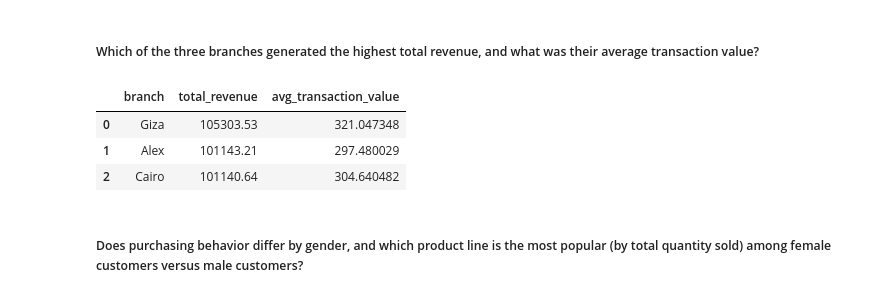
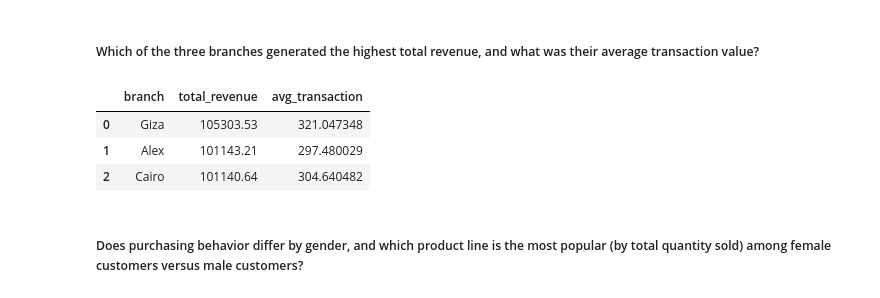
Before and after one commit to Kunal-singh-99/SuperMarket-Analysis, a Jupyter notebook: Analysis.ipynb, the cells around one changed output. Cells and saved outputs as stored; diff of their text form; code cells hidden in the pictures.

Commit message:
Update supermarket notebook

```diff
--- a/Analysis.ipynb
+++ b/Analysis.ipynb
@@ -290,6 +394,12 @@ df.to_sql('sales', conn, if_exists='replace', index=False)
 # %%
-# Write the SQL query
-query = """ SELECT * FROM sales """
+user = 'root'
+password = 'Kunal'
+host = 'localhost'
+database = 'supermarket_db'
 
-pd.read_sql_query(query, conn)
+connection_string = f"mysql+pymysql://{user}:{password}@{host}/{database}"
+engine = create_engine(connection_string)
+
+
+df.to_sql('sales', con=engine, if_exists='replace', index=False)
 # %% [output]
@@ -311,17 +421,17 @@ pd.read_sql_query(query, conn)
 # %%
 query_1 = """
     select
         branch,
-        SUM(unit_price * quantity) as total_revenue,
-        AVG(unit_price * quantity) as avg_transaction_value
+        sum(unit_price * quantity) as total_revenue,
+        avg(unit_price * quantity) as avg_transaction
     from sales
     group by branch
     order by total_revenue DESC
 """
 
-pd.read_sql_query(query_1,conn)
+pd.read_sql(query_1,con=engine)
 # %% [output]
-|  | branch | total_revenue | avg_transaction_value |
+|  | branch | total_revenue | avg_transaction |
 | 0 | Giza | 105303.53 | 321.047348 |
 | 1 | Alex | 101143.21 | 297.480029 |
 | 2 | Cairo | 101140.64 | 304.640482 |
```
Also changed, not shown: parts of 30 cells of this notebook.
